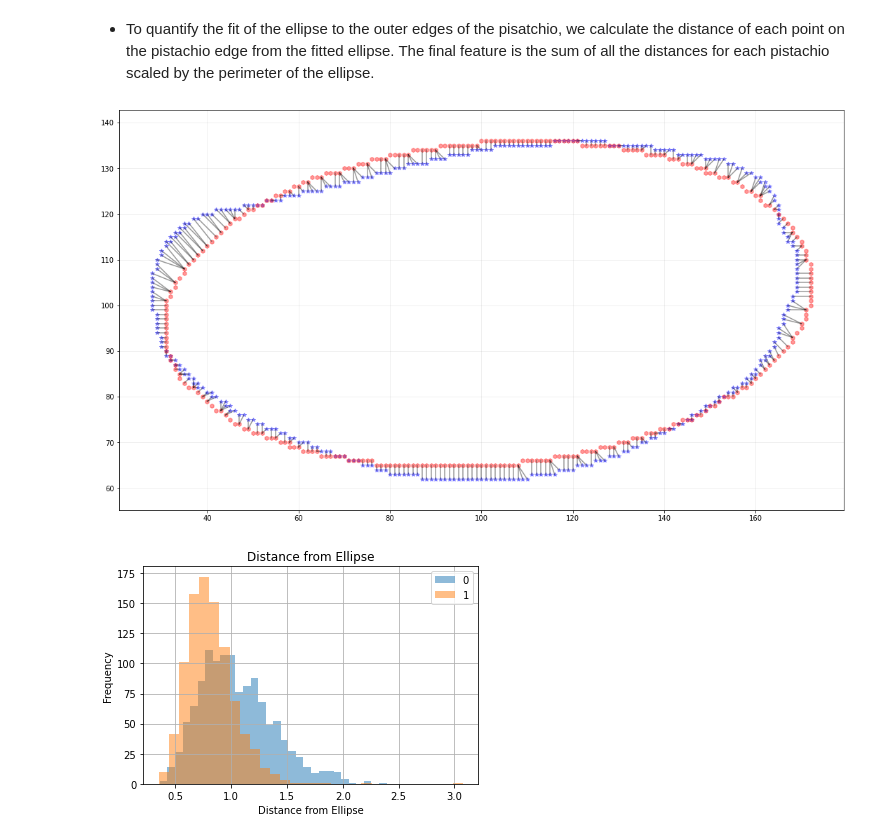
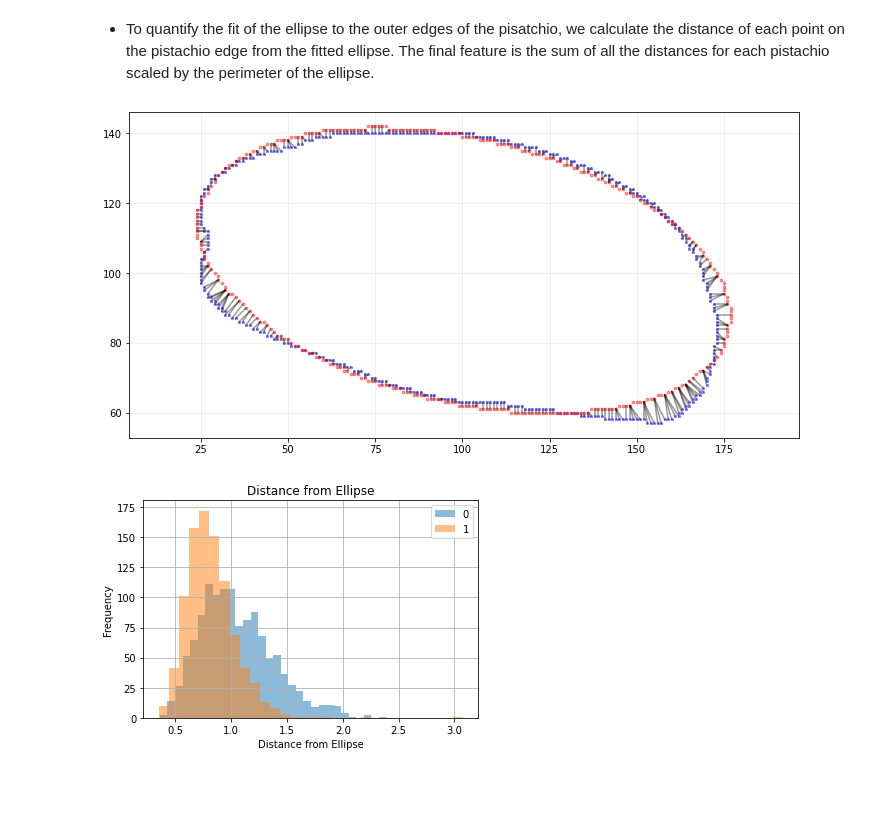
Before and after one commit to bkbormes1/ML_image_feature_processing, a Jupyter notebook: W281_Final_Project_Report.ipynb, the cells around one changed output. Cells and saved outputs as stored; diff of their text form; code cells hidden in the pictures; blank space fills up the shorter version.

```diff
--- a/W281_Final_Project_Report.ipynb
+++ b/W281_Final_Project_Report.ipynb
@@ -169,28 +169,28 @@ for img in rescaled_images:
 # %%
 # Detect pistachio edge
 pistachio_edge = np.argwhere(white_patch_edge_detect[random_image_index_kirmizi[0]] == 255)
 
 # Detect ellipse
 ellipse_boundary = np.argwhere(ellipse_images[random_image_index_kirmizi[0]][1] == 255)
 
 # For each point in pistachio_edge, find the closest point in ellipse_boundary:
-code, dist = vq(pistachio_edge, points2)
+code, dist = vq(pistachio_edge, ellipse_boundary)
 
 fig = plt.gcf()
-fig.set_size_inches(18.5, 10.5)
+fig.set_size_inches(12, 6)
 
-plt.plot(pistachio_edge[:,0], pistachio_edge[:,1], 'b*', markersize=6, alpha=0.4)
-plt.plot(ellipse_boundary[:,0], ellipse_boundary[:,1], 'rh', markersize=6, alpha=0.4)
+plt.plot(pistachio_edge[:,0], pistachio_edge[:,1], 'b*', markersize=3, alpha=0.4)
+plt.plot(ellipse_boundary[:,0], ellipse_boundary[:,1], 'rh', markersize=3, alpha=0.4)
 
 for i, j in enumerate(code):
     plt.plot([pistachio_edge[i,0], ellipse_boundary[j,0]],
              [pistachio_edge[i,1], ellipse_boundary[j,1]], 'k', alpha=0.4)
 
 plt.grid(True, alpha=0.25)
 plt.axis('equal')
 plt.show()
 # %% [output]
-[figure, old version]
+[figure, new version]
 # %%
 def calculate_distance(ellipse_img, edge_img):
     '''This function calcualtes the minimum distance between points on
```
Also changed, not shown: parts of 1 cell of this notebook.
